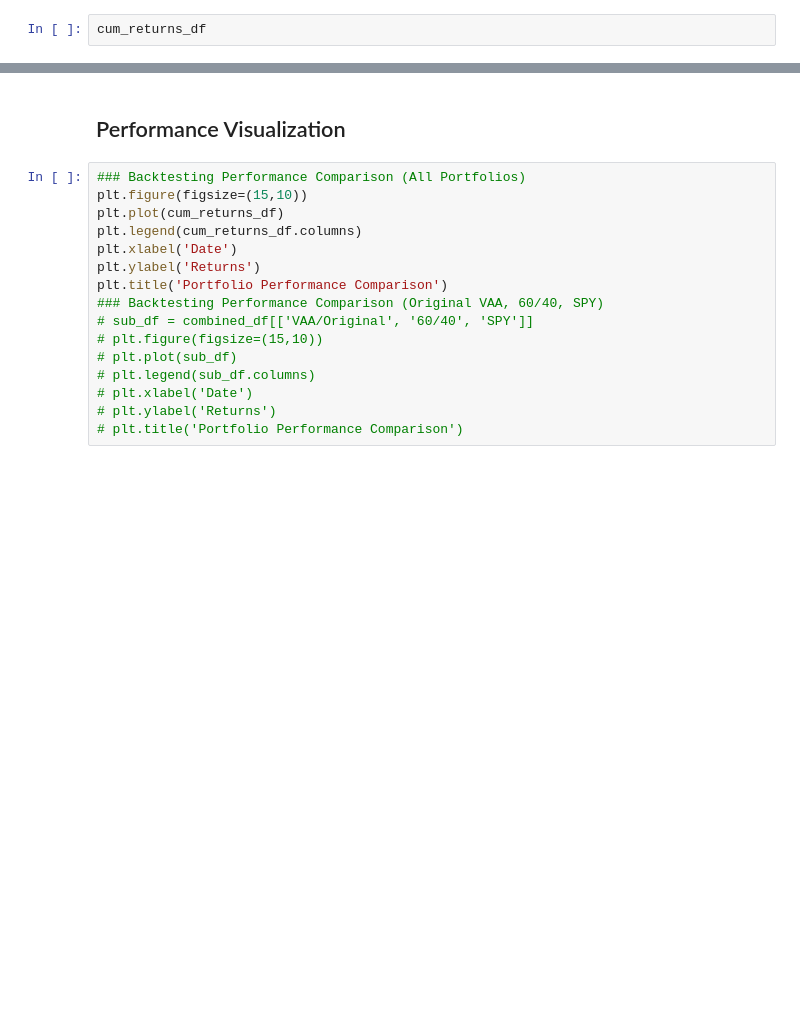
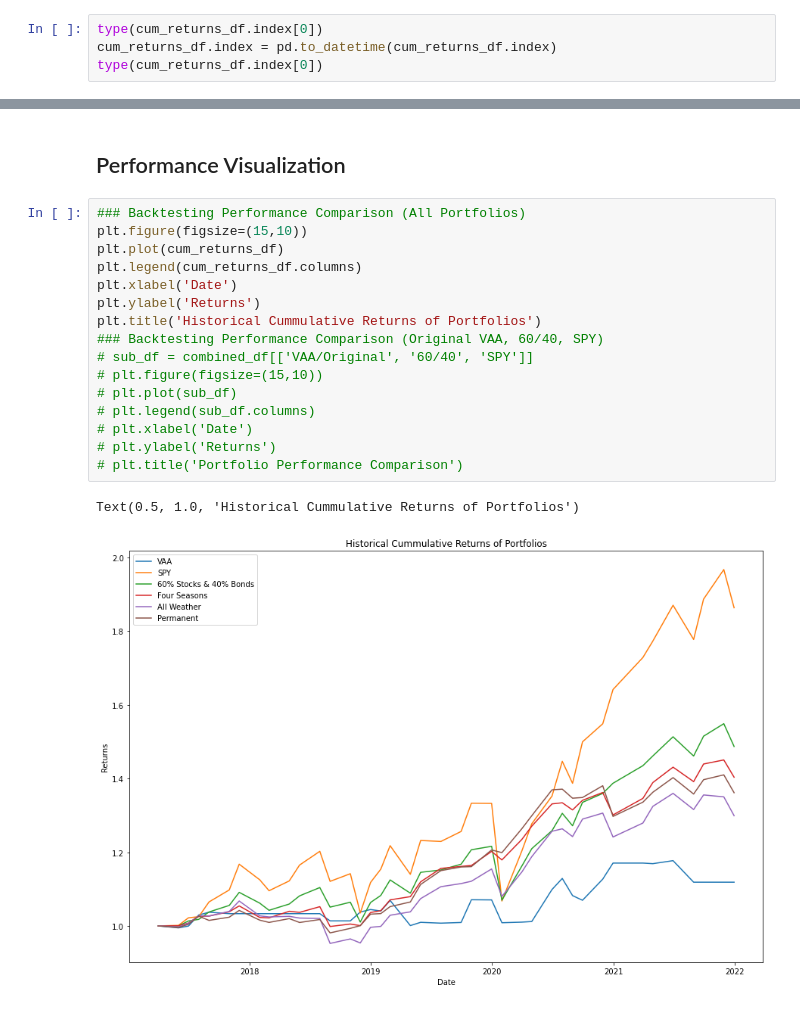
Before and after one commit to eshinhw/quant-portfolio-visualizer, a Jupyter notebook: Portfolio Strategy Dashboard.ipynb, the cells around one changed output, grey strips where cells are left out. Saved outputs shown, nothing was run; the diff lists cells and outputs as text; blank space fills up the shorter version.

```diff
--- a/Portfolio Strategy Dashboard.ipynb
+++ b/Portfolio Strategy Dashboard.ipynb
@@ -54,5 +54,7 @@ cum_returns_df.dropna(inplace=True)
 for port in cum_returns_df.columns:
     cum_returns_df[port] = cum_returns_df[port] / cum_returns_df.loc[cum_returns_df.index[0],port]
 # %%
-cum_returns_df
+type(cum_returns_df.index[0])
+cum_returns_df.index = pd.to_datetime(cum_returns_df.index)
+type(cum_returns_df.index[0])
 # %% [output]
@@ -84,16 +94,19 @@ sf.report()
 # %%
 ### Backtesting Performance Comparison (All Portfolios)
 plt.figure(figsize=(15,10))
 plt.plot(cum_returns_df)
 plt.legend(cum_returns_df.columns)
 plt.xlabel('Date')
 plt.ylabel('Returns')
-plt.title('Portfolio Performance Comparison')
+plt.title('Historical Cummulative Returns of Portfolios')
 ### Backtesting Performance Comparison (Original VAA, 60/40, SPY)
 # sub_df = combined_df[['VAA/Original', '60/40', 'SPY']]
 # plt.figure(figsize=(15,10))
 # plt.plot(sub_df)
 # plt.legend(sub_df.columns)
 # plt.xlabel('Date')
 # plt.ylabel('Returns')
 # plt.title('Portfolio Performance Comparison')
+# %% [output]
+Text(0.5, 1.0, 'Historical Cummulative Returns of Portfolios')
+[figure, added]
```
Also changed, not shown: parts of 7 cells of this notebook.
